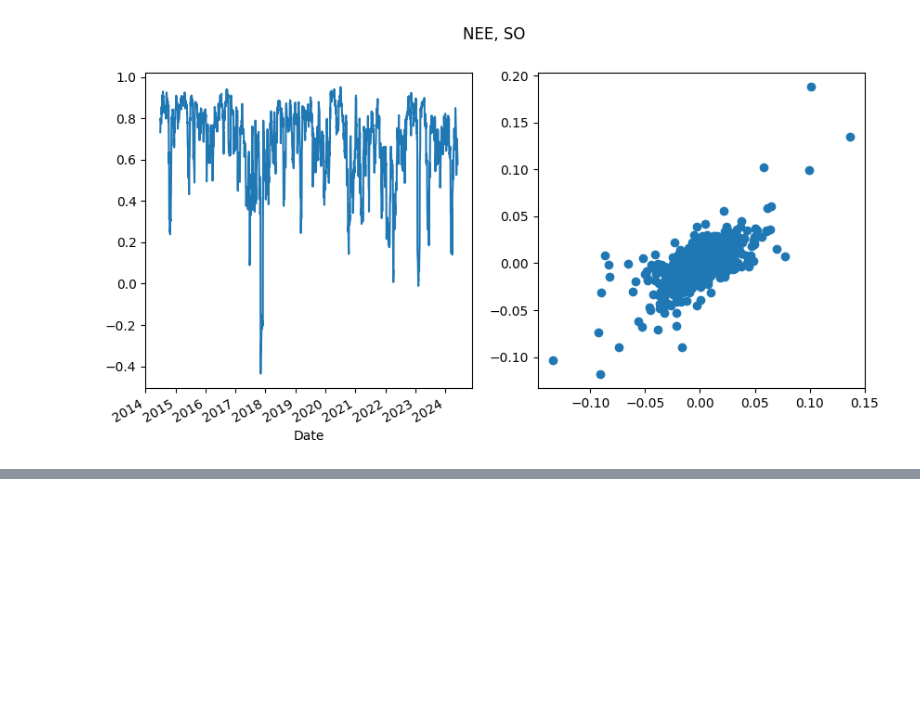
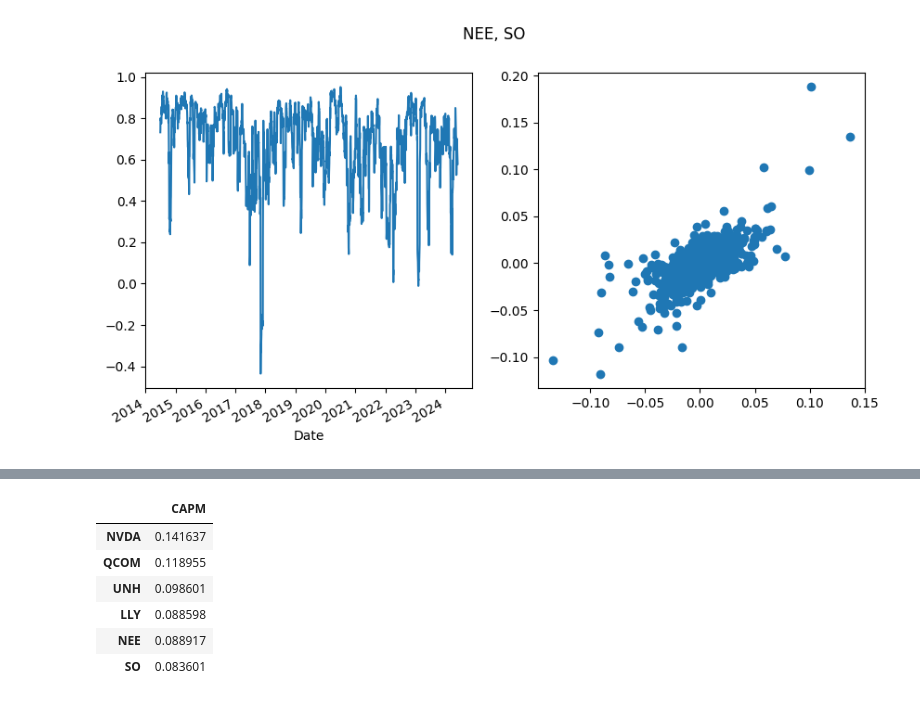
Before and after one commit to riccardo-savio/Progetto-BISF, a Jupyter notebook: studio.ipynb, the cells around one changed output, grey strips where cells are left out. Saved outputs shown, nothing was run; the diff lists cells and outputs as text; code cells hidden in the pictures; blank space fills up the shorter version.

```diff
--- a/studio.ipynb
+++ b/studio.ipynb
@@ -512,0 +617,18 @@ for i in range(len(stocks)):
+# %%
+delta = (end - start)/datetime.timedelta(days=1)
+SP500_cagr = (SP500['Adj Close'][-1]/SP500['Adj Close'][0])**(365/delta) - 1
+
+stocks_capm = pd.DataFrame(columns=['CAPM'])
+
+for i in range(len(stocks)):
+    stocks_capm.loc[stocks_tickets[i], 'CAPM'] = risk_free_rate + beta[stocks_tickets[i]]*(SP500_cagr - risk_free_rate)
+
+stocks_capm
+# %% [output]
+|  | CAPM |
+| NVDA | 0.141637 |
+| QCOM | 0.118955 |
+| UNH | 0.098601 |
+| LLY | 0.088598 |
+| NEE | 0.088917 |
+| SO | 0.083601 |
```
Also changed, not shown: parts of 15 cells of this notebook, 6 other files.
